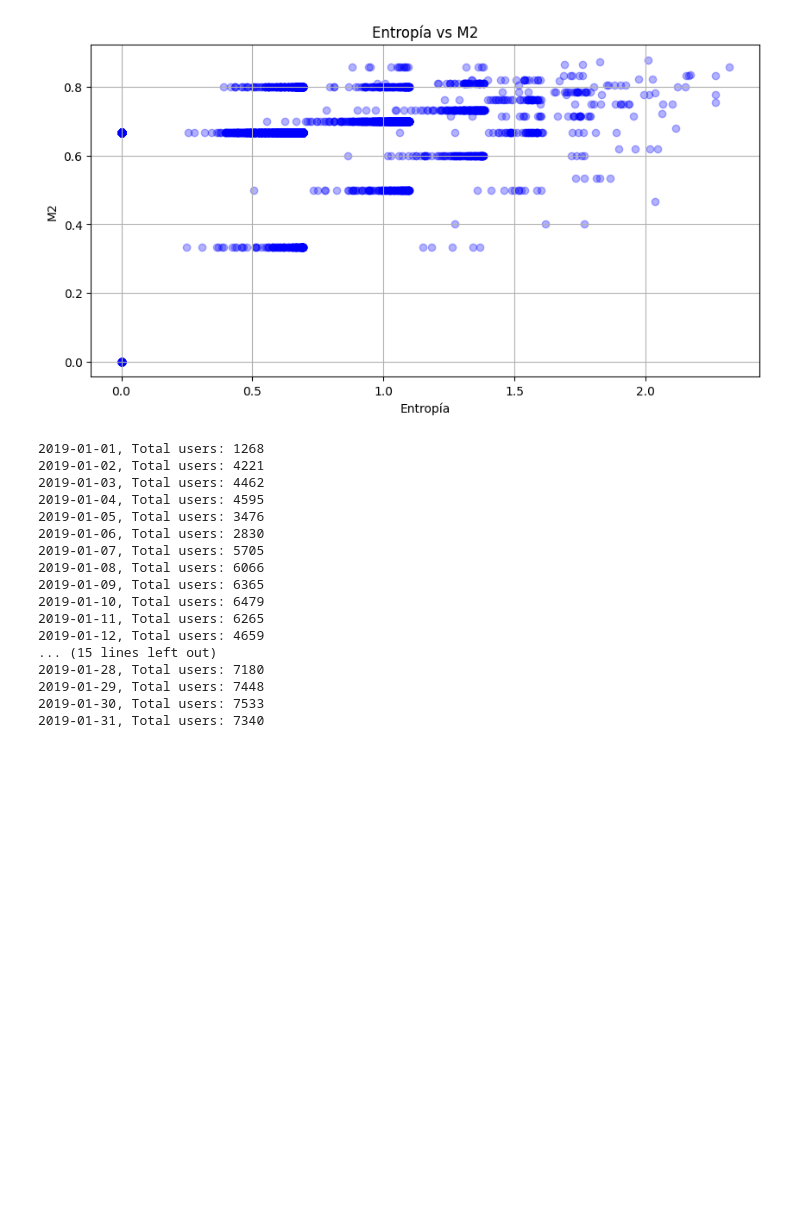
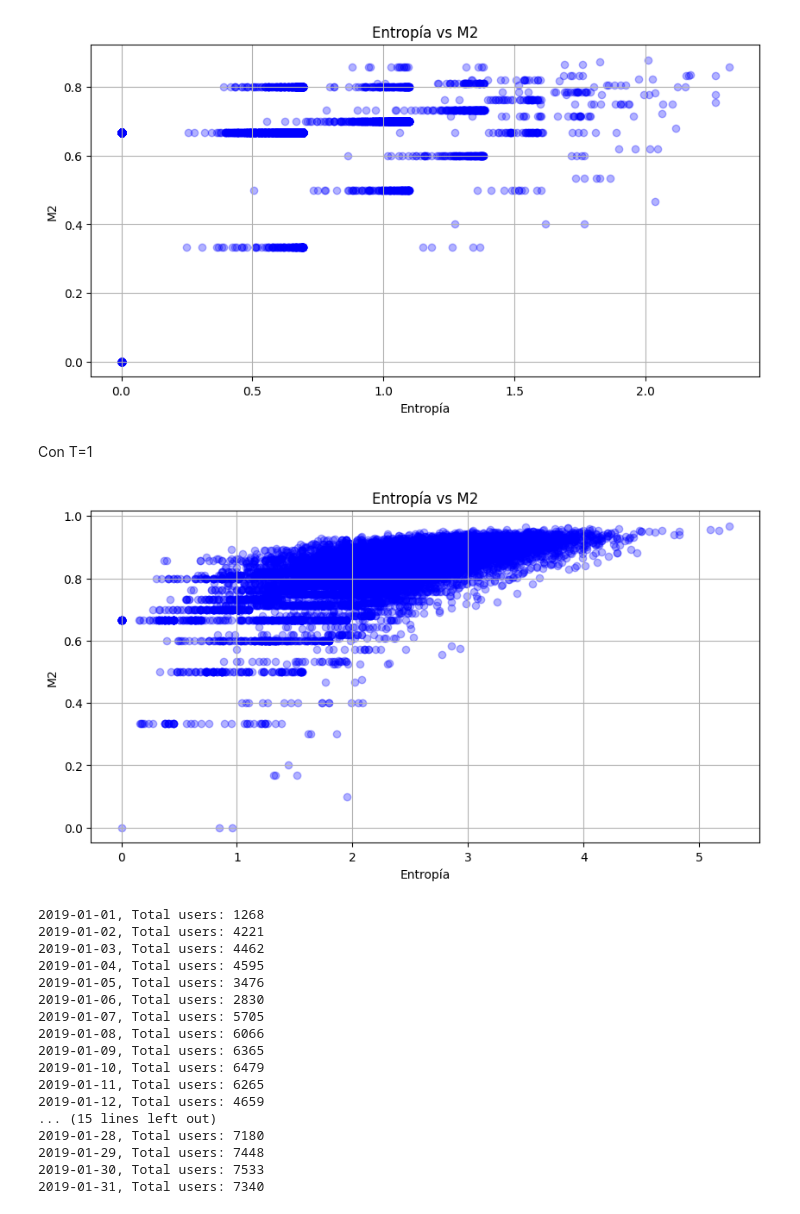
Before and after one commit to angelmdezhdez/thesis, a Jupyter notebook: similarity3.ipynb, the cells around one changed output. Saved outputs shown, nothing was run; the diff lists cells and outputs as text; code cells hidden in the pictures; blank space fills up the shorter version.

```diff
--- a/similarity3.ipynb
+++ b/similarity3.ipynb
@@ -152,6 +170,26 @@ plt.title('Entropía vs M2')
 plt.show()
 # %% [output]
 [figure]
+# %% [markdown]
+Con T=1
+# %%
+plt.figure(figsize=(10, 5))
+for user in users:
+    data_user = data[data['Usuario_Id'] == user]
+    #print(user)
+    counter_user = count_trips_mibici(data_user, threshold=1)
+    entropy = compute_entropy(counter_user)
+    m1_user = m2(counter_user)
+    if m1_user is not None:
+        plt.scatter(entropy, m1_user, alpha = 0.3, color='b')
+    #plt.scatter(entropy, m1_user, color='b')
+plt.xlabel('Entropía')
+plt.ylabel('M2')
+plt.grid()
+plt.title('Entropía vs M2')
+plt.show()
+# %% [output]
+[figure, added]
 # %%
 directory = '/home/user/Desktop/Graficas/Graficas_M2'
 if not os.path.exists(directory):
```
Also changed, not shown: parts of 3 cells of this notebook.
